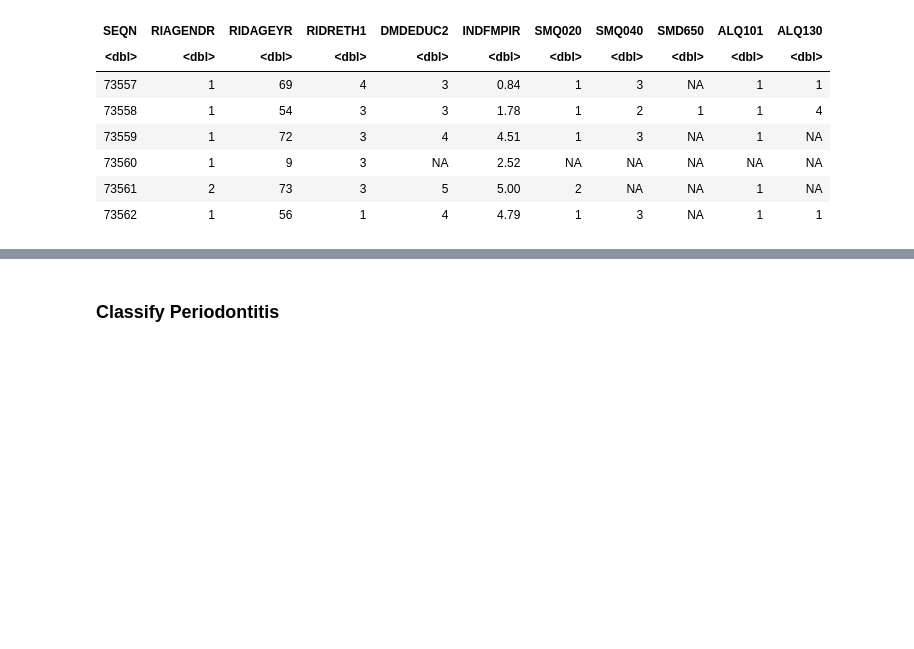
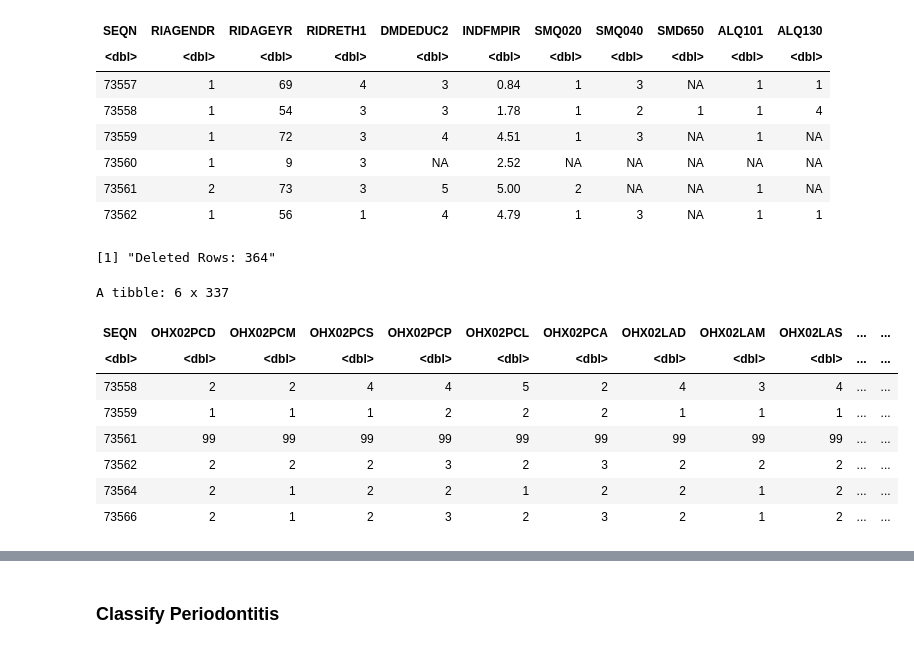
Before and after one commit to silvano315/Med-Physics, a Jupyter notebook: notebooks/NHANES_analysis.ipynb, the cells around one changed output, grey strips where cells are left out. Drawn from its saved outputs; the diff is of its cells as text; code cells hidden in the pictures; blank space fills up the shorter version.

```diff
--- a/notebooks/NHANES_analysis.ipynb
+++ b/notebooks/NHANES_analysis.ipynb
@@ -1369,4 +1369,23 @@ A tibble: 6 x 11
 | 73560 | 1 | 9 | 3 | NA | 2.52 | NA | NA | NA | NA | NA |
 | 73561 | 2 | 73 | 3 | 5 | 5.00 | 2 | NA | NA | 1 | NA |
 | 73562 | 1 | 56 | 1 | 4 | 4.79 | 1 | 3 | NA | 1 | 1 |
+# %%
+# Drop rows with all 99 values for each column in periodontal dataframe
+
+periodontal_13_14_selected_clean <- periodontal_13_14_selected[rowSums(periodontal_13_14_selected[, colnames(periodontal_13_14_selected) != "SEQN"] == 99) != (ncol(periodontal_13_14_selected) - 1), ]
+
+print(paste("Deleted Rows:", nrow(periodontal_13_14_selected) - nrow(periodontal_13_14_selected_clean)))
+
+head(periodontal_13_14_selected_clean)
+# %% [output]
+[1] "Deleted Rows: 364"
+A tibble: 6 x 337
+| SEQN | OHX02PCD | OHX02PCM | OHX02PCS | OHX02PCP | OHX02PCL | OHX02PCA | OHX02LAD | OHX02LAM | OHX02LAS | ... | ... |
+| <dbl> | <dbl> | <dbl> | <dbl> | <dbl> | <dbl> | <dbl> | <dbl> | <dbl> | <dbl> | ... | ... |
+| 73558 | 2 | 2 | 4 | 4 | 5 | 2 | 4 | 3 | 4 | ... | ... |
+| 73559 | 1 | 1 | 1 | 2 | 2 | 2 | 1 | 1 | 1 | ... | ... |
+| 73561 | 99 | 99 | 99 | 99 | 99 | 99 | 99 | 99 | 99 | ... | ... |
+| 73562 | 2 | 2 | 2 | 3 | 2 | 3 | 2 | 2 | 2 | ... | ... |
+| 73564 | 2 | 1 | 2 | 2 | 1 | 2 | 2 | 1 | 2 | ... | ... |
+| 73566 | 2 | 1 | 2 | 3 | 2 | 3 | 2 | 1 | 2 | ... | ... |
 # %%
```
Also changed, not shown: parts of 20 cells of this notebook.
